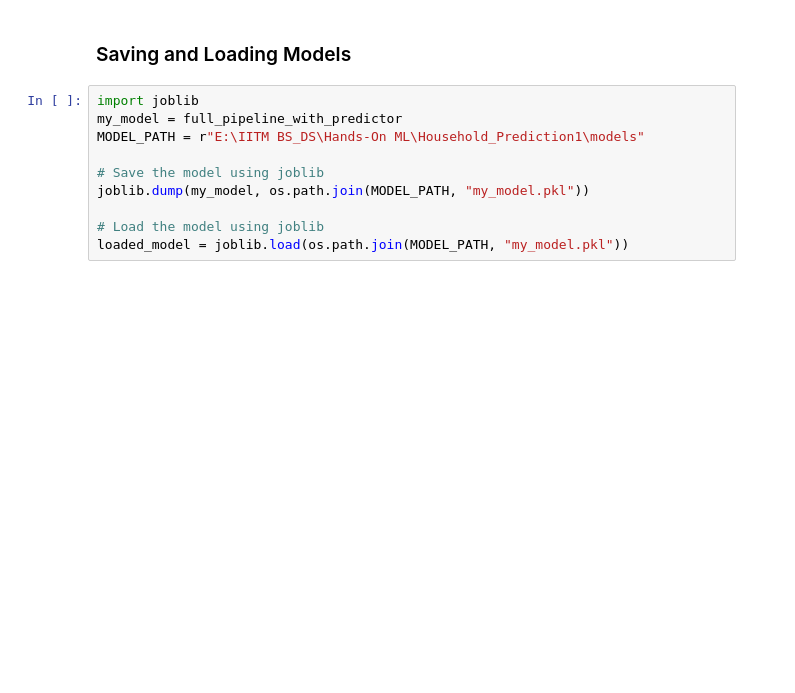
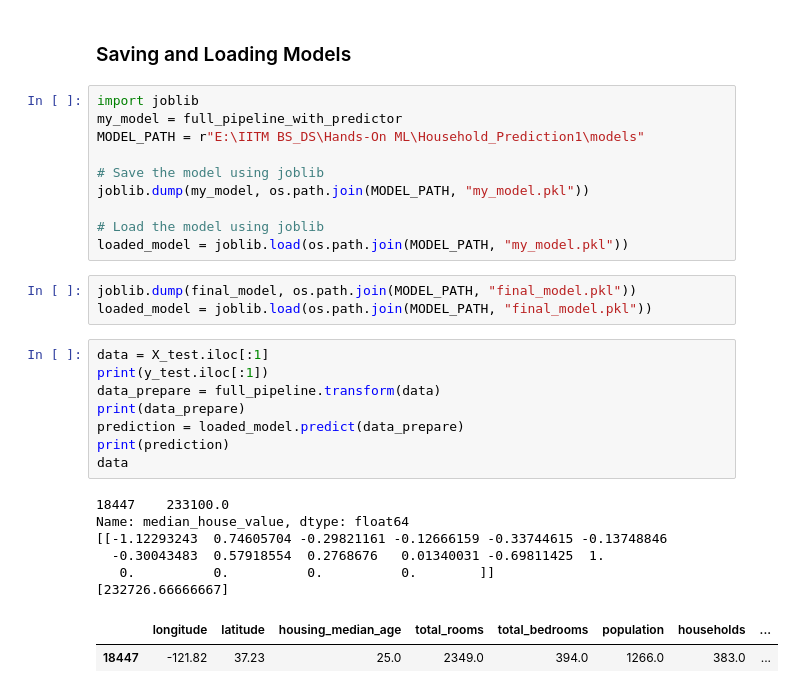
Before and after one commit to abhijitpadhi1/Household-Prediction, a Jupyter notebook: get_data.ipynb, the cells around one changed output. Cells and saved outputs as stored; diff of their text form; blank space fills up the shorter version.

```diff
--- a/get_data.ipynb
+++ b/get_data.ipynb
@@ -923,3 +945,23 @@ joblib.dump(my_model, os.path.join(MODEL_PATH, "my_model.pkl"))
 
 # Load the model using joblib
 loaded_model = joblib.load(os.path.join(MODEL_PATH, "my_model.pkl"))
+# %%
+joblib.dump(final_model, os.path.join(MODEL_PATH, "final_model.pkl"))
+loaded_model = joblib.load(os.path.join(MODEL_PATH, "final_model.pkl"))
+# %%
+data = X_test.iloc[:1]
+print(y_test.iloc[:1])
+data_prepare = full_pipeline.transform(data)
+print(data_prepare)
+prediction = loaded_model.predict(data_prepare)
+print(prediction)
+data
+# %% [output]
+18447    233100.0
+Name: median_house_value, dtype: float64
+[[-1.12293243  0.74605704 -0.29821161 -0.12666159 -0.33744615 -0.13748846
+  -0.30043483  0.57918554  0.2768676   0.01340031 -0.69811425  1.
+   0.          0.          0.          0.        ]]
+[232726.66666667]
+|  | longitude | latitude | housing_median_age | total_rooms | total_bedrooms | population | households | ... |
+| 18447 | -121.82 | 37.23 | 25.0 | 2349.0 | 394.0 | 1266.0 | 383.0 | ... |
```
Also changed, not shown: parts of 2 cells of this notebook, 8 other files.
